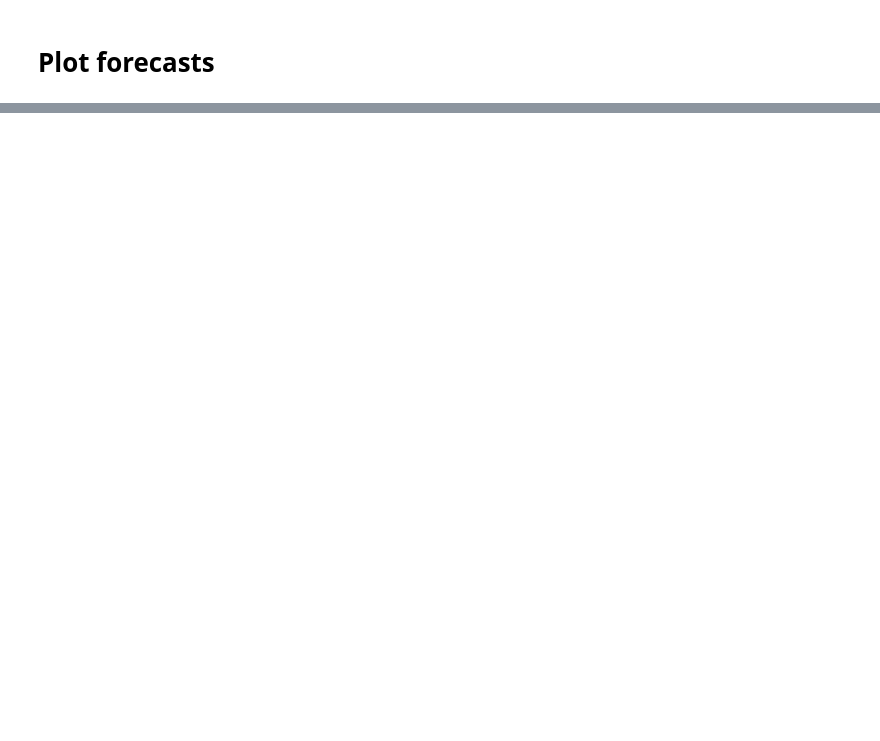
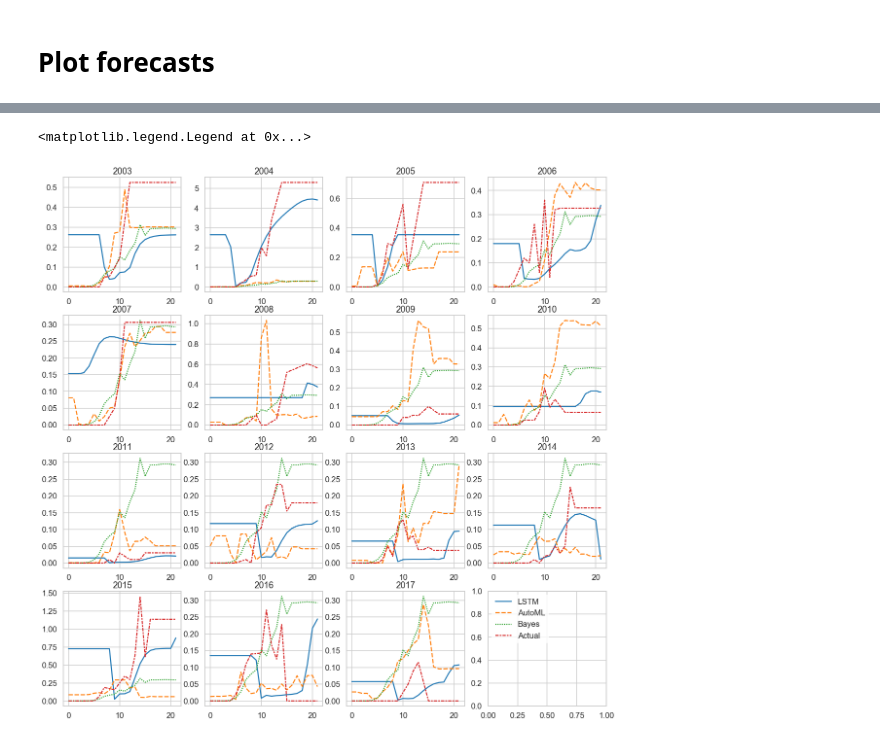
Before and after one commit to TristanGarry/sea-lice-forecasting, a Jupyter notebook: evaluate_all_models.ipynb, the cells around one changed output, grey strips where cells are left out. Drawn from its saved outputs; the diff is of its cells as text; code cells hidden in the pictures; blank space fills up the shorter version.

```diff
--- a/evaluate_all_models.ipynb
+++ b/evaluate_all_models.ipynb
@@ -130,2 +140,11 @@ fig.savefig('residuals.png', dpi=300, transparent=True)
 # %% [markdown]
 # Plot forecasts
+# %%
+def retrieve_dates_lstm(inputs):
+    return(inputs[4:])
+# %%
+def retrieve_dates_automl(inputs):
+    return(inputs[9:-4])
+# %%
+with open('bayes/actual_values.json') as json_file:
+    actual_info = json.load(json_file)
@@ -131,0 +190,26 @@ fig.savefig('residuals.png', dpi=300, transparent=True)
+# %%
+fig, ax = plt.subplots(nrows=4, ncols=4)
+fig.set_figwidth(20)
+fig.set_figheight(20)
+ymax = 0
+
+for j, year in enumerate(analysis_years):
+    jx = np.unravel_index(j, ax.shape)
+
+    plotdata = pd.DataFrame({
+        'LSTM': retrieve_dates_lstm(list(chain.from_iterable(lstm_info[f'{year}']['test_predictions_scaled']))),
+        'AutoML': retrieve_dates_automl(automl_info[f'{year}']['predictions']),
+        'Bayes': bayes_info[f'{year}']['test_predictions'],
+        'Actual': actual_info[f'{year}'],
+    })
+
+    p = sns.lineplot(data=plotdata, ax=ax[jx])
+
+    ax[jx].set_title(year)
+    handles, labels = ax[jx].get_legend_handles_labels()
+    p.legend_.remove()
+
+ax[np.unravel_index(15, ax.shape)].legend(handles, labels, title='', frameon=True, ncol=1, loc='upper left', facecolor='white', edgecolor='white')
+# %% [output]
+<matplotlib.legend.Legend at 0x...>
+[figure, added]
```
Also changed, not shown: parts of 12 cells of this notebook, 4 other files.
